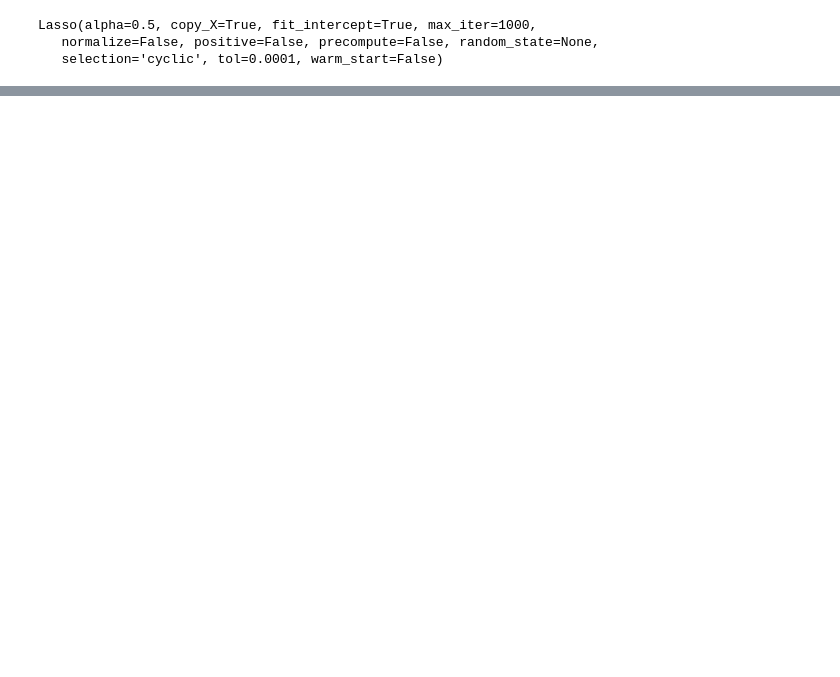
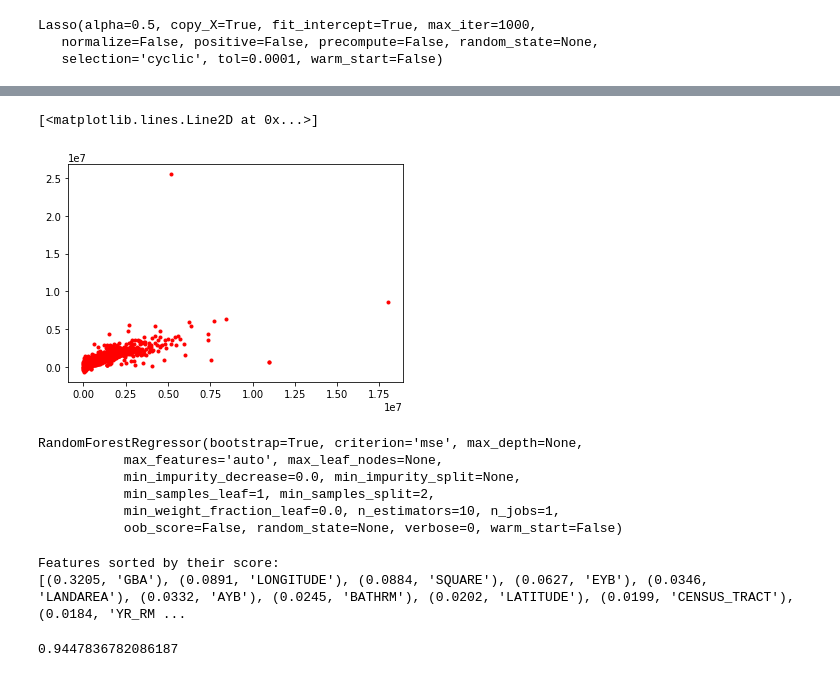
Before and after one commit to JustFairWell/thinkful, a Jupyter notebook: dsboot_supercap_3.ipynb, the cells around one changed output, grey strips where cells are left out. Saved outputs shown, nothing was run; the diff lists cells and outputs as text; code cells hidden in the pictures; blank space fills up the shorter version.

```diff
--- a/dsboot_supercap_3.ipynb
+++ b/dsboot_supercap_3.ipynb
@@ -212,0 +209,7 @@ lass.score()
+# %%
+lass_pred = lass.predict(X_test)
+# %%
+plt.plot(y_test, lass_pred, 'r.')
+# %% [output]
+[<matplotlib.lines.Line2D at 0x...>]
+[figure, added]
@@ -212,0 +221,20 @@ lass.score()
+# %%
+rfr.fit(X_train, y_train)
+# %% [output]
+RandomForestRegressor(bootstrap=True, criterion='mse', max_depth=None,
+           max_features='auto', max_leaf_nodes=None,
+           min_impurity_decrease=0.0, min_impurity_split=None,
+           min_samples_leaf=1, min_samples_split=2,
+           min_weight_fraction_leaf=0.0, n_estimators=10, n_jobs=1,
+           oob_score=False, random_state=None, verbose=0, warm_start=False)
+# %%
+print("Features sorted by their score:")
+print(sorted(zip(map(lambda x: round(x, 4), rfr.feature_importances_), names),
+             reverse=True))
+# %% [output]
+Features sorted by their score:
+[(0.3205, 'GBA'), (0.0891, 'LONGITUDE'), (0.0884, 'SQUARE'), (0.0627, 'EYB'), (0.0346, 'LANDAREA'), (0.0332, 'AYB'), (0.0245, 'BATHRM'), (0.0202, 'LATITUDE'), (0.0199, 'CENSUS_TRACT'), (0.0184, 'YR_RM ...
+# %%
+rfr.score(X_train,y_train)
+# %% [output]
+0.9447836782086187
```
Also changed, not shown: parts of 13 cells of this notebook.
